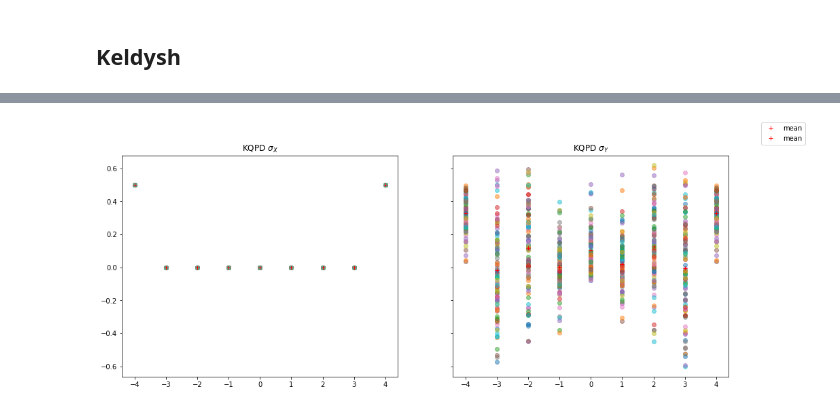
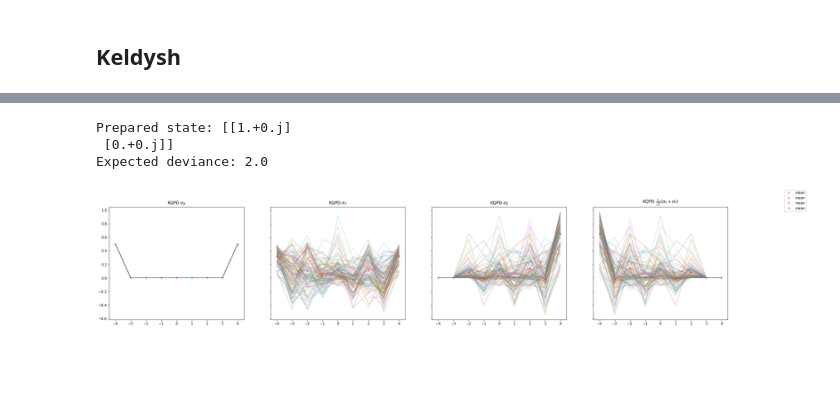
Before and after one commit to farice/SpectatorQubits, a Jupyter notebook: keldysh.ipynb, the cells around one changed output, grey strips where cells are left out. Saved outputs shown, nothing was run; the diff lists cells and outputs as text; code cells hidden in the pictures; blank space fills up the shorter version.

Commit message:
factor out keldysh sim and utils

```diff
--- a/keldysh.ipynb
+++ b/keldysh.ipynb
@@ -314,4 +152,43 @@ def keldysh_plot(meas, keldysh_vec):
+# %%
+# Temporal lattice size.
+T = 4
+
+# Prepare in sigmaz().
+state0 = np.array(basis(2, 0))
+print(f"Prepared state: {state0}")
+
+# Number of independent GP chains to sample.
+M = 100
+
+SIGMA = np.pi / 8
+MU = 0
+# sqrt(2SD * 2 * lattice_length / np.pi)
+expected_random_2sd_distance = np.sqrt(2 * SIGMA * 2 * (2 * T) / np.pi)
+print(f"Expected deviance: {expected_random_2sd_distance}")
+# assert expected_random_2sd_distance < np.pi/2, f"Random walk distance should remain bounded to hemisphere: expected {expected_random_2sd_distance} < {np.pi/2}"
+
+def get_eig(sigma_i):
+    return np.array([np.array(e) for e in sigma_i.eigenstates()[1]])
+
+# Hermitian observables.
+meas = {
+    r'\sigma_X': (np.array(sigmax()), get_eig(sigmax())),
+    r'\sigma_Y': (np.array(sigmay()), get_eig(sigmay())),  # optimal
+    r'\sigma_Z': (np.array(sigmaz()), get_eig(sigmaz())),
+    r'\frac{1}{\sqrt{2}}(\sigma_X + \sigma_Y)': (sigmax() + sigmay() ) / np.sqrt(2),
+}
+
+meas_names = list(meas.keys())
+meas_eigs = [v[1] for k, v in meas.items()]
+keldysh_vec = kd.sample_gps(meas_names, meas_eigs, M, MU, SIGMA, T, state0)
+# print(keldysh_vec)
+keldysh_vec = kd_utils.qobj_to_numpy(keldysh_vec)
+# print(keldysh_vec)
+# %% [output]
+Prepared state: [[1.+0.j]
+ [0.+0.j]]
+Expected deviance: 2.0
 # %%
-keldysh_plot(meas, keldysh_vec)
+kd_utils.keldysh_plot(meas, keldysh_vec, T)
 # %% [output]
-[figure, old version]
+[figure, new version]
```
Also changed, not shown: parts of 4 cells of this notebook, 2 other files.
